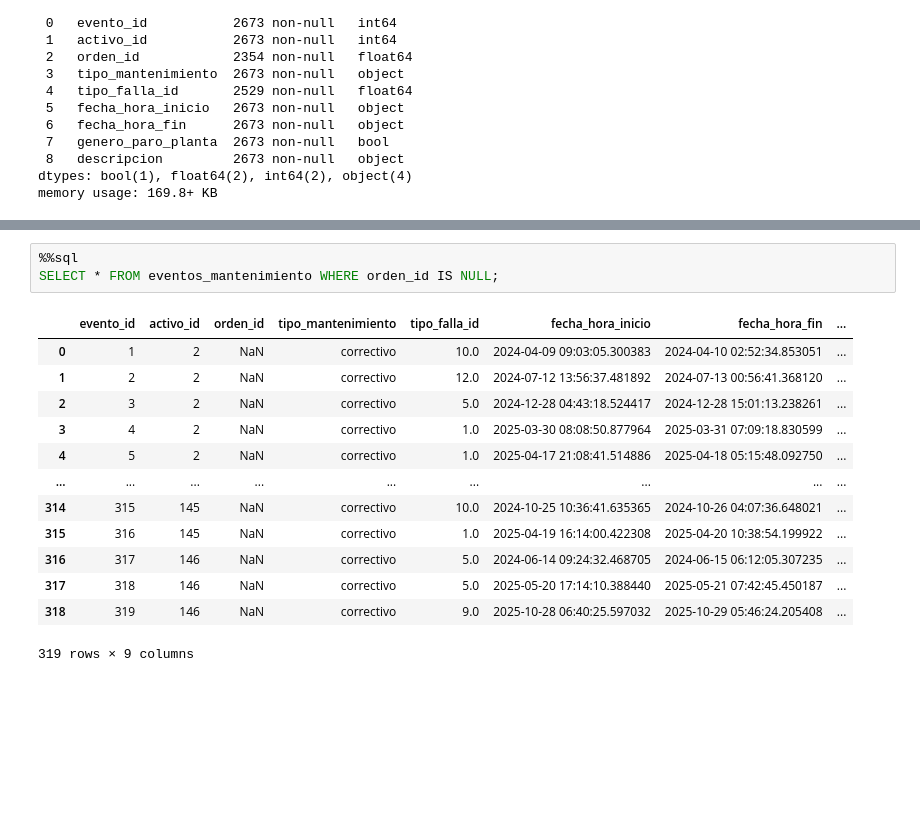
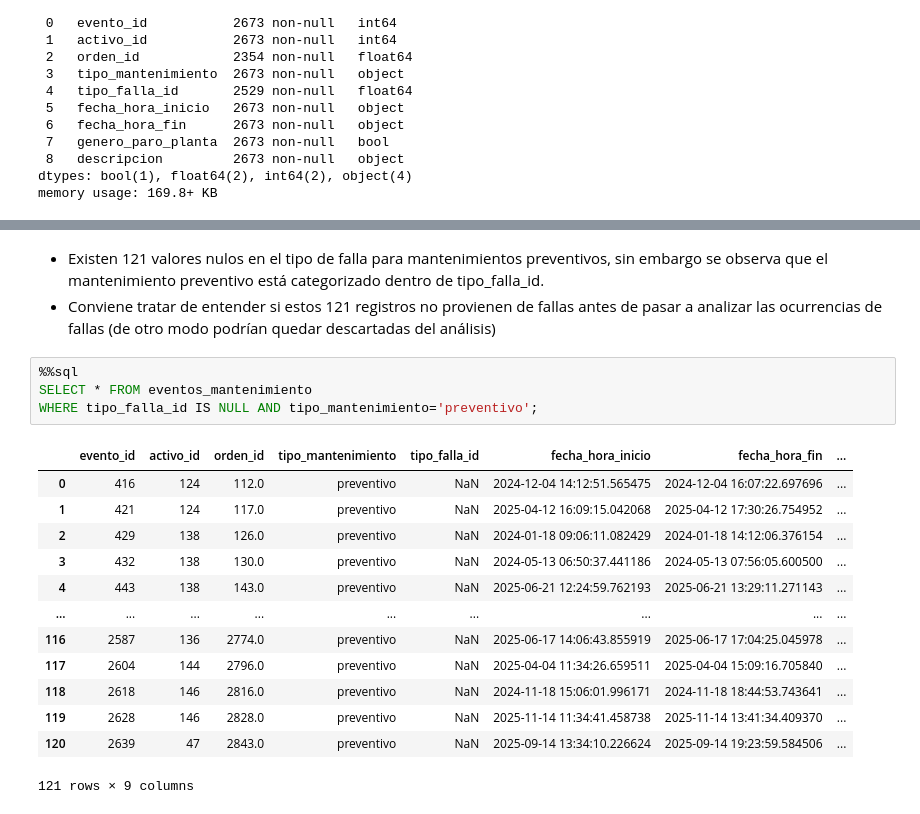
Before and after one commit to dcardone1/Maintenance_System_Analysis, a Jupyter notebook: Analysis.ipynb, the cells around one changed output, grey strips where cells are left out. Saved outputs shown, nothing was run; the diff lists cells and outputs as text; blank space fills up the shorter version.

Commit message:
se comenzaron a analizar las fallas por tipo de falla

```diff
--- a/Analysis.ipynb
+++ b/Analysis.ipynb
@@ -124,17 +179,21 @@ Existen dos columnas con valores nulos, orden_id, y tipo de falla id
+# %% [markdown]
+- Existen 121 valores nulos en el tipo de falla para mantenimientos preventivos, sin embargo se observa que el mantenimiento preventivo está categorizado dentro de tipo_falla_id.
+- Conviene tratar de entender si estos 121 registros no provienen de fallas antes de pasar a analizar las ocurrencias de fallas (de otro modo podrían quedar descartadas del análisis)
 # %%
 %%sql
-SELECT * FROM eventos_mantenimiento WHERE orden_id IS NULL;
+SELECT * FROM eventos_mantenimiento
+WHERE tipo_falla_id IS NULL AND tipo_mantenimiento='preventivo';
 # %% [output]
 |  | evento_id | activo_id | orden_id | tipo_mantenimiento | tipo_falla_id | fecha_hora_inicio | fecha_hora_fin | ... |
-| 0 | 1 | 2 | NaN | correctivo | 10.0 | 2024-04-09 09:03:05.300383 | 2024-04-10 02:52:34.853051 | ... |
-| 1 | 2 | 2 | NaN | correctivo | 12.0 | 2024-07-12 13:56:37.481892 | 2024-07-13 00:56:41.368120 | ... |
-| 2 | 3 | 2 | NaN | correctivo | 5.0 | 2024-12-28 04:43:18.524417 | 2024-12-28 15:01:13.238261 | ... |
-| 3 | 4 | 2 | NaN | correctivo | 1.0 | 2025-03-30 08:08:50.877964 | 2025-03-31 07:09:18.830599 | ... |
-| 4 | 5 | 2 | NaN | correctivo | 1.0 | 2025-04-17 21:08:41.514886 | 2025-04-18 05:15:48.092750 | ... |
+| 0 | 416 | 124 | 112.0 | preventivo | NaN | 2024-12-04 14:12:51.565475 | 2024-12-04 16:07:22.697696 | ... |
+| 1 | 421 | 124 | 117.0 | preventivo | NaN | 2025-04-12 16:09:15.042068 | 2025-04-12 17:30:26.754952 | ... |
+| 2 | 429 | 138 | 126.0 | preventivo | NaN | 2024-01-18 09:06:11.082429 | 2024-01-18 14:12:06.376154 | ... |
+| 3 | 432 | 138 | 130.0 | preventivo | NaN | 2024-05-13 06:50:37.441186 | 2024-05-13 07:56:05.600500 | ... |
+| 4 | 443 | 138 | 143.0 | preventivo | NaN | 2025-06-21 12:24:59.762193 | 2025-06-21 13:29:11.271143 | ... |
 | ... | ... | ... | ... | ... | ... | ... | ... | ... |
-| 314 | 315 | 145 | NaN | correctivo | 10.0 | 2024-10-25 10:36:41.635365 | 2024-10-26 04:07:36.648021 | ... |
-| 315 | 316 | 145 | NaN | correctivo | 1.0 | 2025-04-19 16:14:00.422308 | 2025-04-20 10:38:54.199922 | ... |
-| 316 | 317 | 146 | NaN | correctivo | 5.0 | 2024-06-14 09:24:32.468705 | 2024-06-15 06:12:05.307235 | ... |
-| 317 | 318 | 146 | NaN | correctivo | 5.0 | 2025-05-20 17:14:10.388440 | 2025-05-21 07:42:45.450187 | ... |
-| 318 | 319 | 146 | NaN | correctivo | 9.0 | 2025-10-28 06:40:25.597032 | 2025-10-29 05:46:24.205408 | ... |
+| 116 | 2587 | 136 | 2774.0 | preventivo | NaN | 2025-06-17 14:06:43.855919 | 2025-06-17 17:04:25.045978 | ... |
+| 117 | 2604 | 144 | 2796.0 | preventivo | NaN | 2025-04-04 11:34:26.659511 | 2025-04-04 15:09:16.705840 | ... |
+| 118 | 2618 | 146 | 2816.0 | preventivo | NaN | 2024-11-18 15:06:01.996171 | 2024-11-18 18:44:53.743641 | ... |
+| 119 | 2628 | 146 | 2828.0 | preventivo | NaN | 2025-11-14 11:34:41.458738 | 2025-11-14 13:41:34.409370 | ... |
+| 120 | 2639 | 47 | 2843.0 | preventivo | NaN | 2025-09-14 13:34:10.226624 | 2025-09-14 19:23:59.584506 | ... |
-319 rows × 9 columns
+121 rows × 9 columns
```
Also changed, not shown: parts of 32 cells of this notebook.
